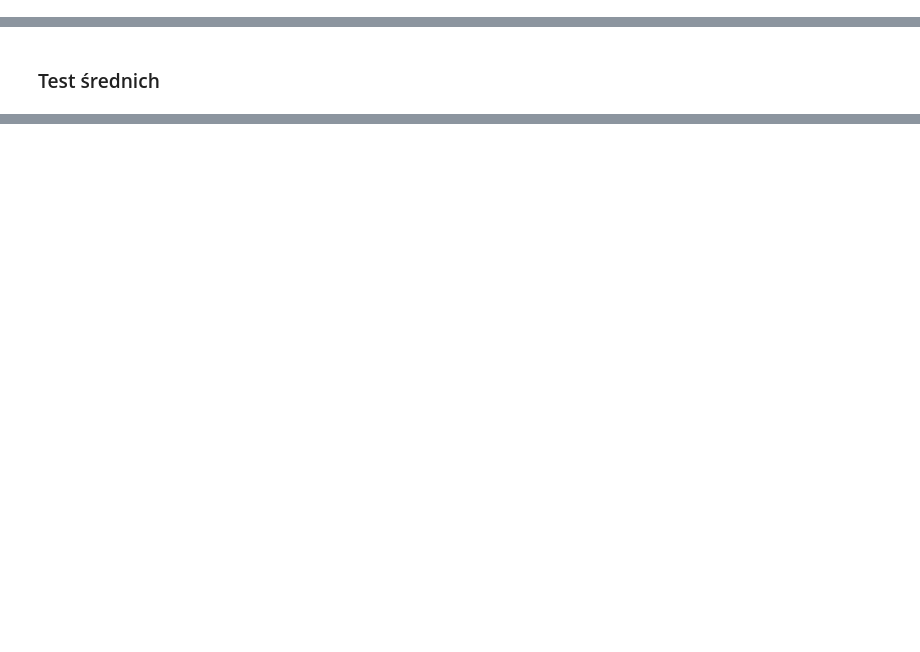
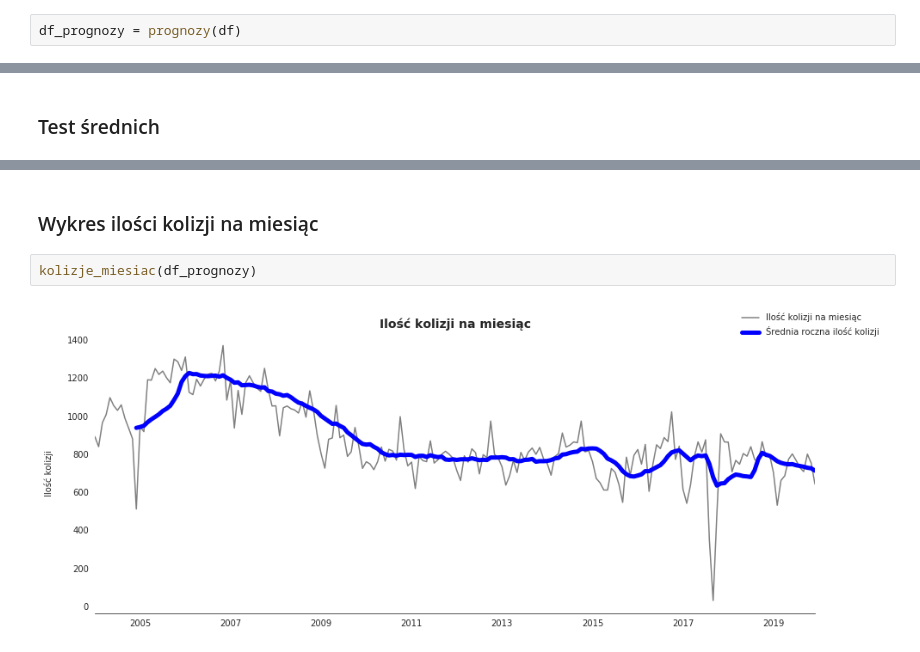
Before and after one commit to infoshareacademy/jdsz5-matrix, a Jupyter notebook: Python/app.ipynb, the cells around one changed output, grey strips where cells are left out. Cells and saved outputs as stored; diff of their text form; blank space fills up the shorter version.

Commit message:
Dodano pliki wykresy, symulacje. Zmodyfikowano pliki functions i app.

```diff
--- a/Python/app.ipynb
+++ b/Python/app.ipynb
@@ -18,3 +26,5 @@ Gotowe - możesz robić analizy
+# %%
+df_prognozy = prognozy(df)
 # %% [markdown]
 ### Czy chcesz robić analizę z outlayer'ami?
 # %%
@@ -71,0 +82,6 @@ p_value=0.005119374287263001
+# %% [markdown]
+### Wykres ilości kolizji na miesiąc
+# %%
+kolizje_miesiac(df_prognozy)
+# %% [output]
+[figure, added]
```
Also changed, not shown: parts of 13 cells of this notebook, 3 other files.
